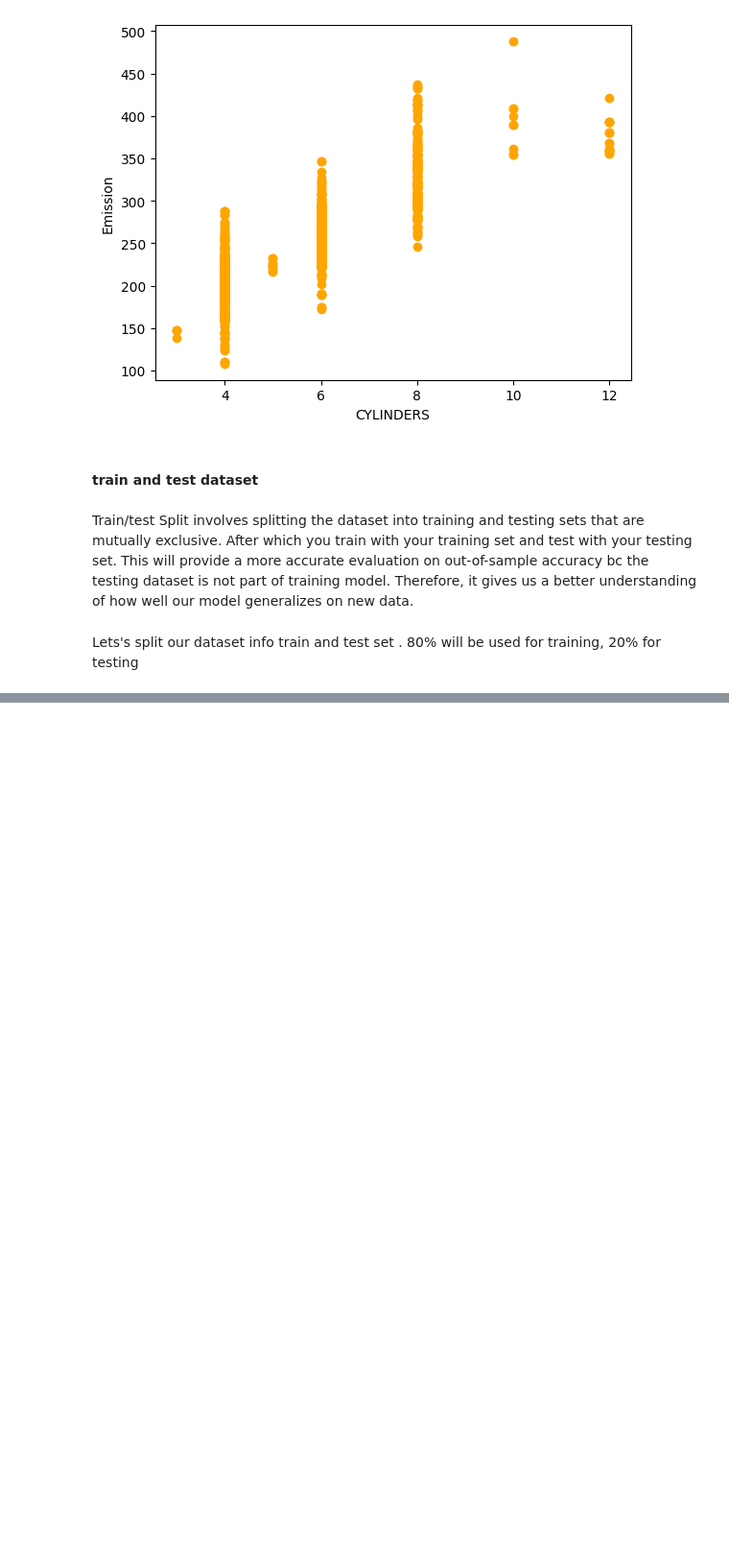
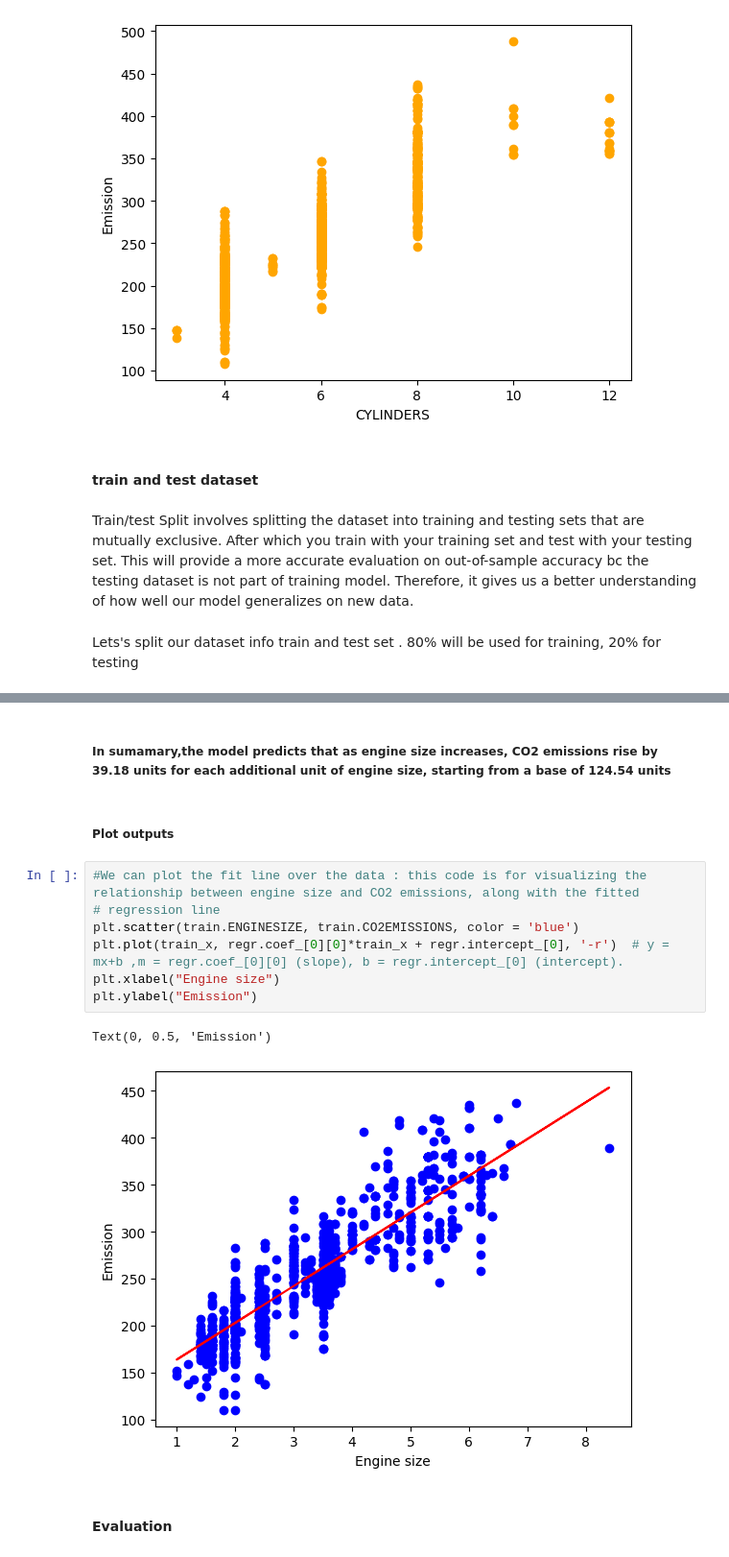
Before and after one commit to ValCinari/coursera-1, a Jupyter notebook: SimpleLinearRegress.ipynb, the cells around one changed output, grey strips where cells are left out. Shown at 96% size. Saved outputs shown, nothing was run; the diff lists cells and outputs as text; blank space fills up the shorter version.

```diff
--- a/SimpleLinearRegress.ipynb
+++ b/SimpleLinearRegress.ipynb
@@ -155,0 +192,16 @@ Lets's split our dataset info train and test set . 80% will be used for training
+# %% [markdown]
+##### In sumamary,the model predicts that as engine size increases, CO2 emissions rise by 39.18 units for each additional unit of engine size, starting from a base of 124.54 units
+# %% [markdown]
+##### Plot outputs
+# %%
+#We can plot the fit line over the data : this code is for visualizing the relationship between engine size and CO2 emissions, along with the fitted
+# regression line
+plt.scatter(train.ENGINESIZE, train.CO2EMISSIONS, color = 'blue')
+plt.plot(train_x, regr.coef_[0][0]*train_x + regr.intercept_[0], '-r')  # y = mx+b ,m = regr.coef_[0][0] (slope), b = regr.intercept_[0] (intercept).
+plt.xlabel("Engine size")
+plt.ylabel("Emission")
+# %% [output]
+Text(0, 0.5, 'Emission')
+[figure, added]
+# %% [markdown]
+#### Evaluation
```
Also changed, not shown: parts of 13 cells of this notebook.
